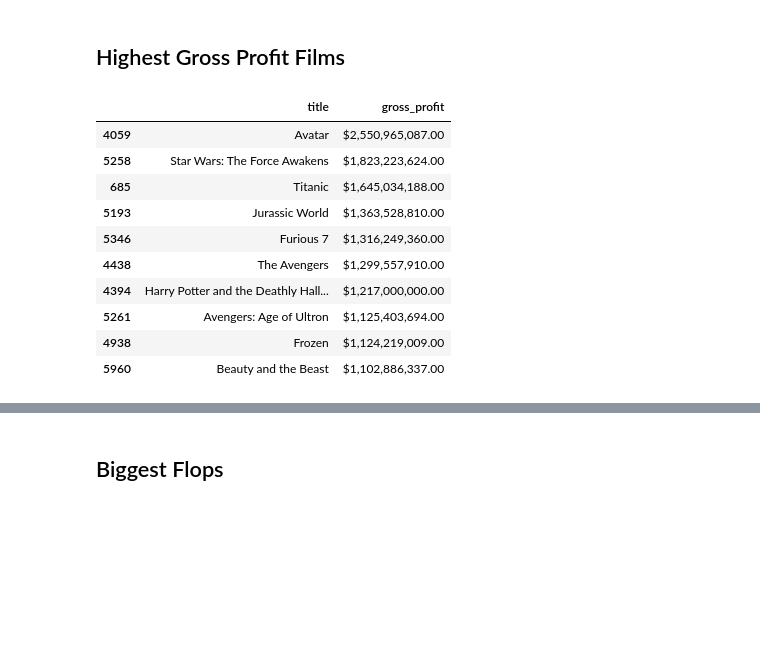
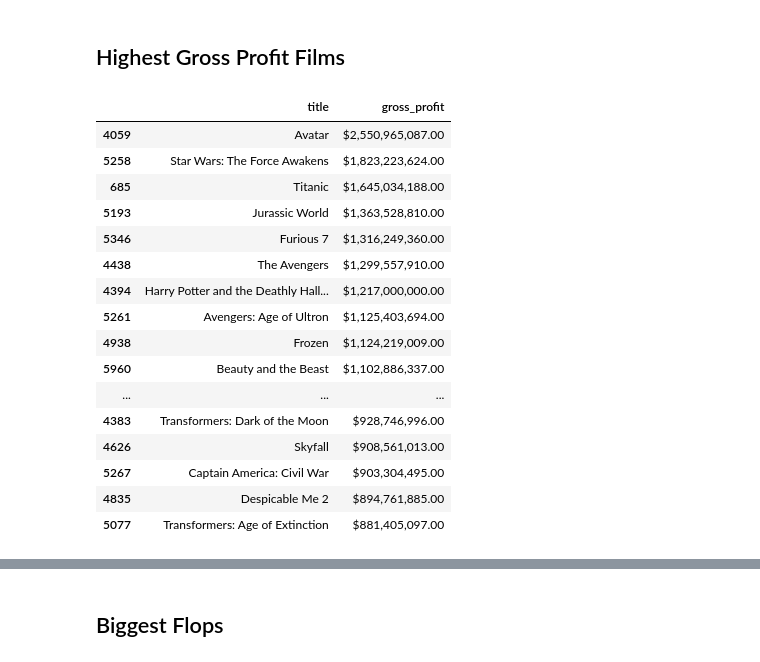
Before and after one commit to samgarcia3/Film-Analysis-and-Prediction, a Jupyter notebook: notebooks/IMDb EDA.ipynb, the cells around one changed output, grey strips where cells are left out. Saved outputs shown, nothing was run; the diff lists cells and outputs as text; code cells hidden in the pictures; blank space fills up the shorter version.

```diff
--- a/notebooks/IMDb EDA.ipynb
+++ b/notebooks/IMDb EDA.ipynb
@@ -219,0 +159,4 @@ Repeat Horror List
+# %%
+pd.options.display.max_columns = None
+pd.options.display.max_rows = None
+imdb_genres.loc[imdb_final['title'] == 'Animal Kingdom']
@@ -332,0 +312,4 @@ sns.despine(left=True, bottom=True)
+# %%
+pd.options.display.max_columns = None
+pd.options.display.max_rows = None
+low_rev.loc[imdb_final['title'] == 'The Alamo']
@@ -363,21 +341,27 @@ sns.despine(left=True, bottom=True)
 # %% [markdown]
 ## Highest Gross Profit Films
 # %%
-high_gp = imdb_final[['title', "gross_profit"]].sort_values(by = "gross_profit", ascending = False).head(20)
+high_gp = imdb_final[['title', "gross_profit"]].sort_values(by = "gross_profit", ascending = False)
 high_gp["gross_profit"] = high_gp["gross_profit"].map('${:,.2f}'.format)
-high_gp
+high_gp.head(20)
 # %% [output]
 |  | title | gross_profit |
 | 4059 | Avatar | $2,550,965,087.00 |
 | 5258 | Star Wars: The Force Awakens | $1,823,223,624.00 |
 | 685 | Titanic | $1,645,034,188.00 |
 | 5193 | Jurassic World | $1,363,528,810.00 |
 | 5346 | Furious 7 | $1,316,249,360.00 |
 | 4438 | The Avengers | $1,299,557,910.00 |
 | 4394 | Harry Potter and the Deathly Hall... | $1,217,000,000.00 |
 | 5261 | Avengers: Age of Ultron | $1,125,403,694.00 |
 | 4938 | Frozen | $1,124,219,009.00 |
 | 5960 | Beauty and the Beast | $1,102,886,337.00 |
+| ... | ... | ... |
+| 4383 | Transformers: Dark of the Moon | $928,746,996.00 |
+| 4626 | Skyfall | $908,561,013.00 |
+| 5267 | Captain America: Civil War | $903,304,495.00 |
+| 4835 | Despicable Me 2 | $894,761,885.00 |
+| 5077 | Transformers: Age of Extinction | $881,405,097.00 |
 # %%
 sns.set_theme(style="whitegrid")
 
```
Also changed, not shown: parts of 28 cells of this notebook, 3 other files.
